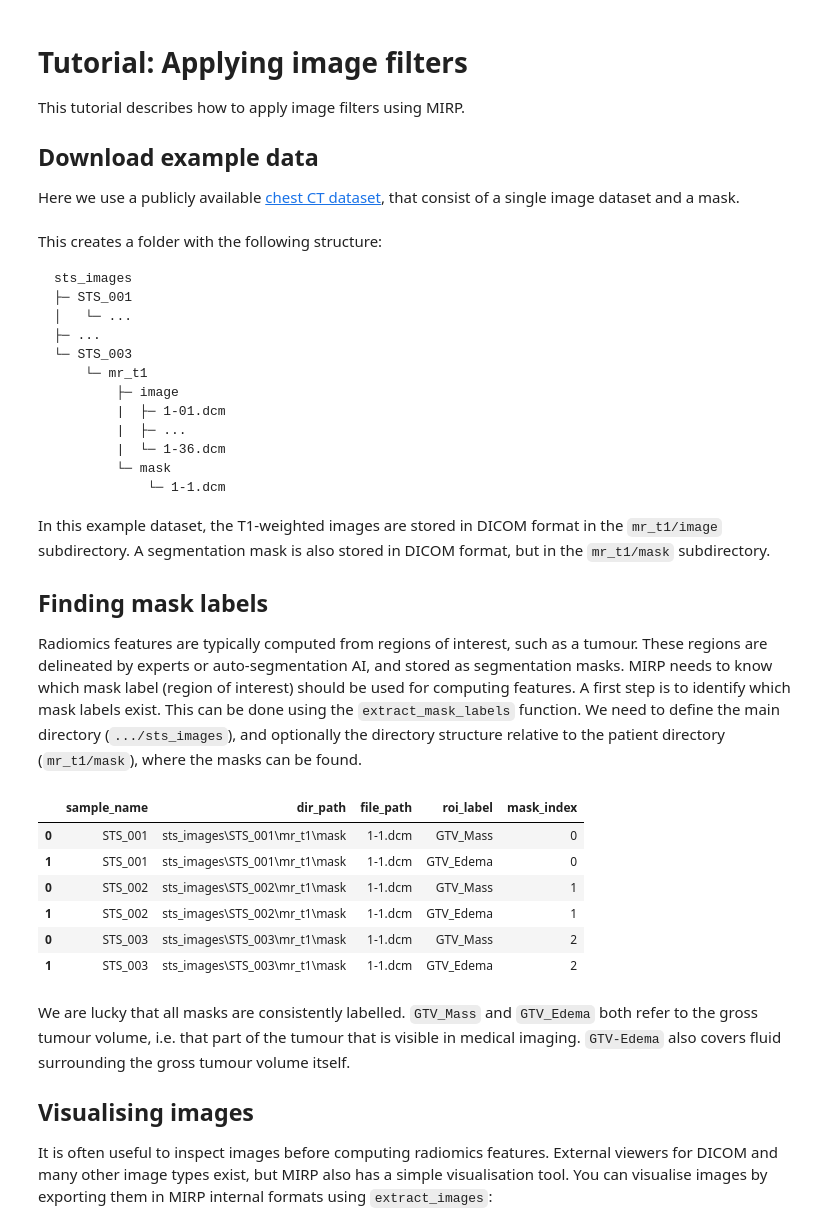
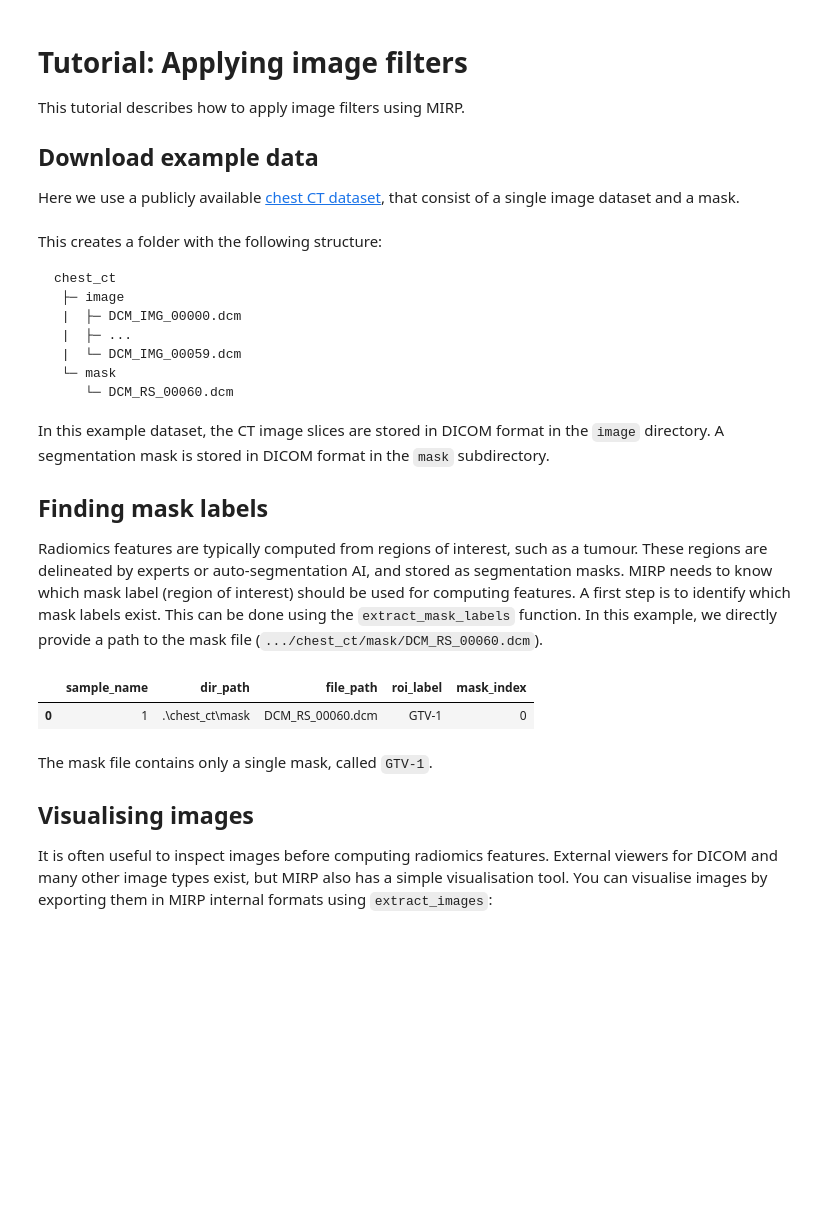
Before and after one commit to oncoray/mirp, a Jupyter notebook: docs_source/source/tutorial_apply_image_filter.ipynb, the cells around one changed output. Drawn from its saved outputs; the diff is of its cells as text; code cells hidden in the pictures; blank space fills up the shorter version.

```diff
--- a/docs_source/source/tutorial_apply_image_filter.ipynb
+++ b/docs_source/source/tutorial_apply_image_filter.ipynb
@@ -22,42 +25,31 @@ with urlopen(url) as zip_url_pointer:
 # %% [markdown]
 This creates a folder with the following structure:
 
-    sts_images
-    ├─ STS_001
-    │   └─ ...
-    ├─ ...
-    └─ STS_003
-        └─ mr_t1
-            ├─ image
-            |  ├─ 1-01.dcm
-            |  ├─ ...
-            |  └─ 1-36.dcm
-            └─ mask
-                └─ 1-1.dcm
+    chest_ct
+     ├─ image
+     |  ├─ DCM_IMG_00000.dcm
+     |  ├─ ...
+     |  └─ DCM_IMG_00059.dcm
+     └─ mask
+        └─ DCM_RS_00060.dcm
 
-In this example dataset, the T1-weighted images are stored in DICOM format in the `mr_t1/image` subdirectory. A segmentation mask is also stored in DICOM format, but in the `mr_t1/mask` subdirectory.
+In this example dataset, the CT image slices are stored in DICOM format in the `image` directory. A segmentation mask is stored in DICOM format in the `mask` subdirectory.
 
 ## Finding mask labels
 
-Radiomics features are typically computed from regions of interest, such as a tumour. These regions are delineated by experts or auto-segmentation AI, and stored as segmentation masks. MIRP needs to know which mask label (region of interest) should be used for computing features. A first step is to identify which mask labels exist. This can be done using the `extract_mask_labels` function. We need to define the main directory (`.../sts_images`), and optionally the directory structure relative to the patient directory (`mr_t1/mask`), where the masks can be found.
+Radiomics features are typically computed from regions of interest, such as a tumour. These regions are delineated by experts or auto-segmentation AI, and stored as segmentation masks. MIRP needs to know which mask label (region of interest) should be used for computing features. A first step is to identify which mask labels exist. This can be done using the `extract_mask_labels` function. In this example, we directly provide a path to the mask file (`.../chest_ct/mask/DCM_RS_00060.dcm`).
 # %%
 import os
 from mirp import extract_mask_labels
 
 extract_mask_labels(
-    mask=os.path.join(save_dir, "sts_images"),
-    mask_sub_folder=os.path.join("mr_t1", "mask")
+    mask=os.path.join(save_dir, "chest_ct", "mask", "DCM_RS_00060.dcm"),
 )
 # %% [output]
 |  | sample_name | dir_path | file_path | roi_label | mask_index |
-| 0 | STS_001 | sts_images\STS_001\mr_t1\mask | 1-1.dcm | GTV_Mass | 0 |
-| 1 | STS_001 | sts_images\STS_001\mr_t1\mask | 1-1.dcm | GTV_Edema | 0 |
-| 0 | STS_002 | sts_images\STS_002\mr_t1\mask | 1-1.dcm | GTV_Mass | 1 |
-| 1 | STS_002 | sts_images\STS_002\mr_t1\mask | 1-1.dcm | GTV_Edema | 1 |
-| 0 | STS_003 | sts_images\STS_003\mr_t1\mask | 1-1.dcm | GTV_Mass | 2 |
-| 1 | STS_003 | sts_images\STS_003\mr_t1\mask | 1-1.dcm | GTV_Edema | 2 |
+| 0 | 1 | .\chest_ct\mask | DCM_RS_00060.dcm | GTV-1 | 0 |
 # %% [markdown]
-We are lucky that all masks are consistently labelled. `GTV_Mass` and `GTV_Edema` both refer to the gross tumour volume, i.e. that part of the tumour that is visible in medical imaging. `GTV-Edema` also covers fluid surrounding the gross tumour volume itself.
+The mask file contains only a single mask, called `GTV-1`.
 
 ## Visualising images
 
```
Also changed, not shown: parts of 27 cells of this notebook, 2 other files.
